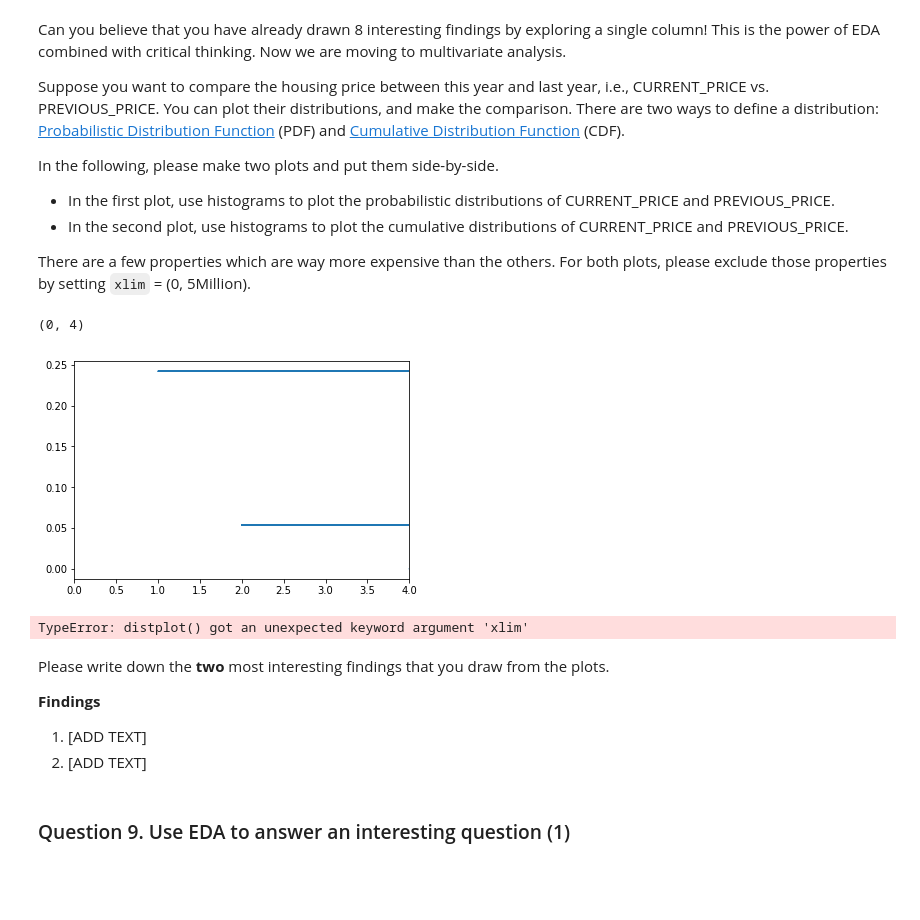
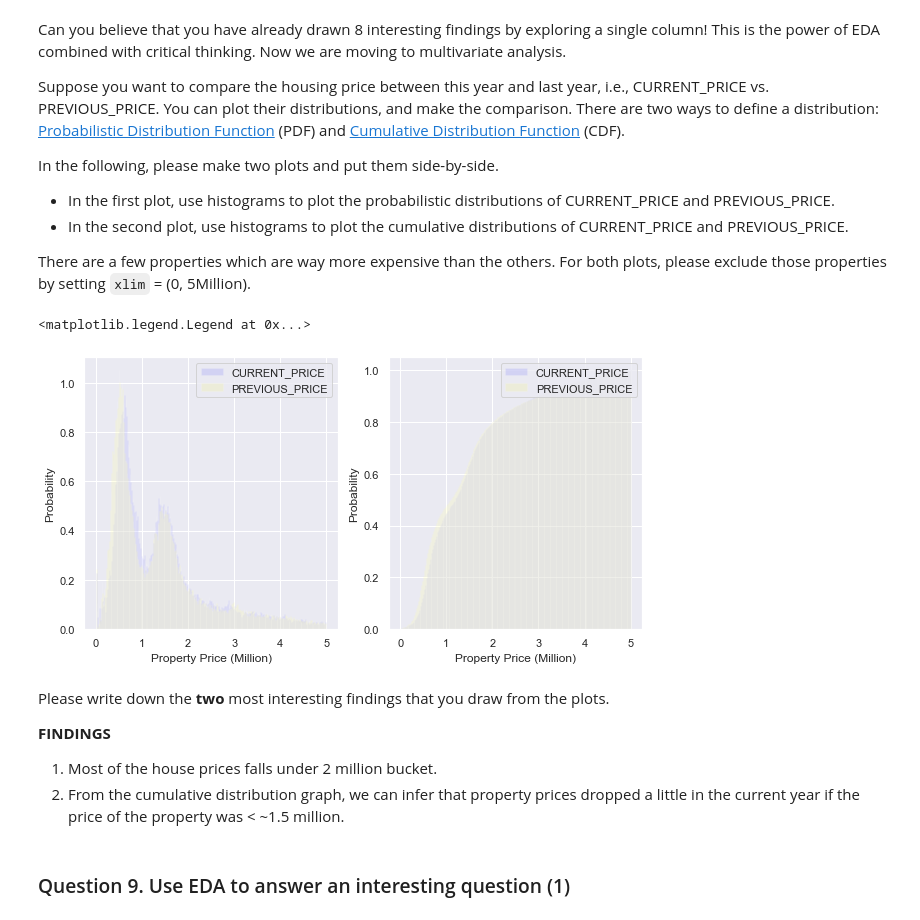
Before and after one commit to meghan14/big_data_projects_python, a Jupyter notebook: eda_bootstrapping_a4/A4.ipynb, the cells around one changed output. Cells and saved outputs as stored; diff of their text form; code cells hidden in the pictures; blank space fills up the shorter version.

```diff
--- a/eda_bootstrapping_a4/A4.ipynb
+++ b/eda_bootstrapping_a4/A4.ipynb
@@ -184,33 +184,41 @@ In the following, please make two plots and put them side-by-side.
 * In the second plot, use histograms to plot the cumulative distributions of CURRENT_PRICE and PREVIOUS_PRICE.
 
 There are a few properties which are way more expensive than the others. For both plots, please exclude those properties by setting `xlim` = (0, 5Million).
-# %%
-from scipy.stats import norm
-x = df['CURRENT_PRICE'].dropna()
-plt.plot(x,norm.pdf(x))
-plt.xlim(left=0,right=4)
-# %% [output]
-(0, 4)
-[figure, removed]
-# %%
-# --- Write your code below ---
-import seaborn as sns
-sns.set()
-#sns.distplot(df['CURRENT_PRICE'])
-plt1 = sns.distplot(df['CURRENT_PRICE'].dropna(),label='Current price',kde=True,xlim=30)
-plt2 = sns.distplot(df['PREVIOUS_PRICE'].dropna(),label = 'Previous price',kde=True,xlim=30)
-# %% [output]
-TypeError: distplot() got an unexpected keyword argument 'xlim'
-# %%
-sns.set()
-plt3 = sns.distplot(df['CURRENT_PRICE'].dropna(), label='Current Price',hist_kws=dict(cumulative=True),kde_kws=dict(cumulative=True))
-plt4 = sns.distplot(df['PREVIOUS_PRICE'].dropna(), label='Prev Price',hist_kws=dict(cumulative=True),kde_kws=dict(cumulative=True))
-# %% [markdown]
-Please write down the **two** most interesting findings that you draw from the plots.
-
-**Findings**
-1. [ADD TEXT]
-2. [ADD TEXT]
+# %%
+# --- Write your code below ---
+%matplotlib inline
+import matplotlib.pyplot as plt
+import pandas as pd
+
+data1 = df['CURRENT_PRICE'][(df['CURRENT_PRICE'] < 5000000)]/1000000
+data2 = df['PREVIOUS_PRICE'][(df['PREVIOUS_PRICE'] < 5000000)]/1000000
+
+
+_bin_cnt = 500
+_alpha = 0.1
+
+
+f, (pl1, pl2) = plt.subplots(1,2, figsize=(10,5))
+pl1.hist(data1, bins=_bin_cnt, alpha = _alpha, label = 'CURRENT_PRICE', density=True,color='blue')
+pl1.hist(data2, bins=_bin_cnt, alpha = _alpha, label = 'PREVIOUS_PRICE', density=True,color='yellow')
+pl1.set_ylabel('Probability');
+pl1.set_xlabel('Property Price (Million)');
+pl1.legend(loc='upper right')
+
+pl2.hist(data1, bins=_bin_cnt, alpha = _alpha, label = 'CURRENT_PRICE', cumulative= True, density= True,color='blue')
+pl2.hist(data2, bins=_bin_cnt, alpha = _alpha, label = 'PREVIOUS_PRICE', cumulative= True, density= True,color='yellow')
+pl2.set_ylabel('Probability');
+pl2.set_xlabel('Property Price (Million)');
+pl2.legend(loc='upper right')
+# %% [output]
+<matplotlib.legend.Legend at 0x...>
+[figure, added]
+# %% [markdown]
+Please write down the **two** most interesting findings that you draw from the plots.
+
+**FINDINGS**
+1. Most of the house prices falls under 2 million bucket.
+2. From the cumulative distribution graph, we can infer that property prices dropped a little in the current year if the price of the property was < ~1.5 million.
 # %% [markdown]
 ### Question 9. Use EDA to answer an interesting question (1)
 # %% [markdown]
```
Also changed, not shown: parts of 16 cells of this notebook.
